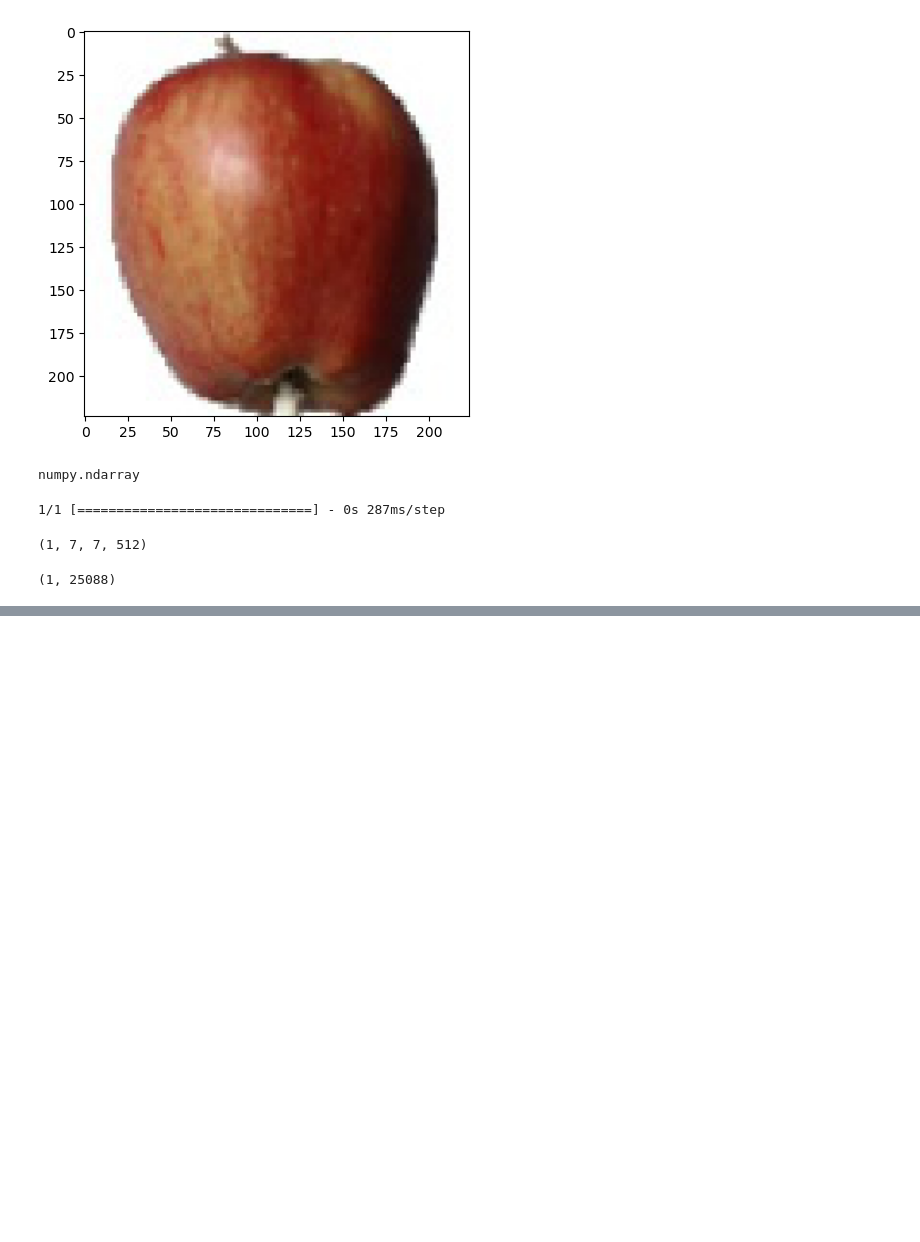
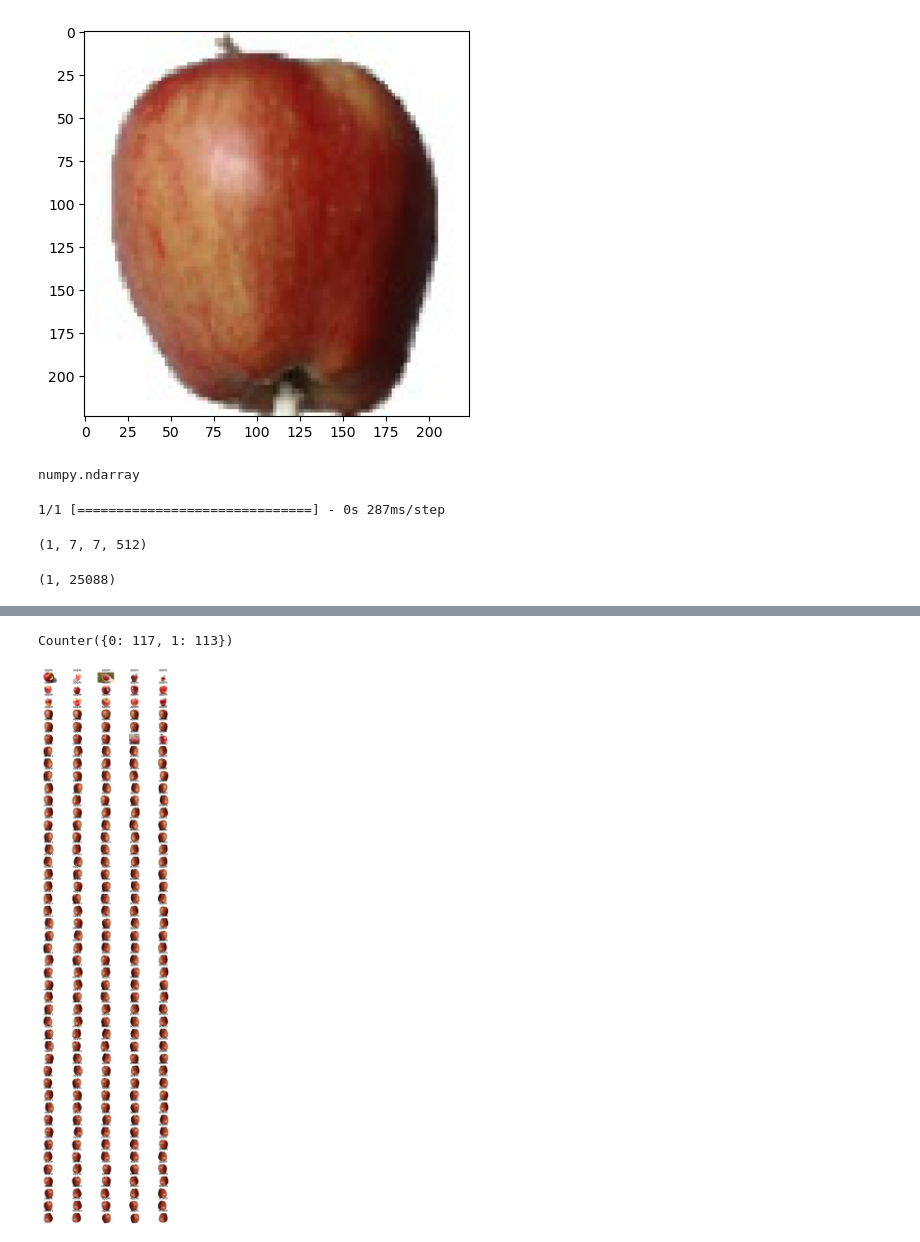
Before and after one commit to ChaoEcho/ml_learn, a Jupyter notebook: my_learn/learn-8-13.ipynb, the cells around one changed output, grey strips where cells are left out. Cells and saved outputs as stored; diff of their text form; code cells hidden in the pictures; blank space fills up the shorter version.

Commit message:
8.13 苹果识别-KMeans

```diff
--- a/my_learn/learn-8-13.ipynb
+++ b/my_learn/learn-8-13.ipynb
@@ -267,0 +336,6 @@ features.shape
+# %%
+X = features_train
+# %%
+from sklearn.cluster import KMeans
+cnn_kmeans = KMeans(n_clusters=2,max_iter=2000)
+cnn_kmeans.fit(X)
@@ -267,0 +344,3 @@ features.shape
+# %%
+y_predict_kmeans = cnn_kmeans.predict(X)
+y_predict_kmeans
@@ -267,0 +359,17 @@ features.shape
+# %%
+from collections import Counter
+Counter(y_predict_kmeans)
+# %% [output]
+Counter({0: 117, 1: 113})
+# %%
+normal_apple_id = 0
+# %%
+fig2 = plt.figure(figsize=(10,40))
+for i in range(45):
+    for j in range(5):
+        img = load_img(img_path[i*5+j])
+        plt.subplot(45,5,i*5+j+1)
+        plt.title('apple' if y_predict_kmeans[i*5+j]==normal_apple_id else 'others')
+        plt.imshow(img),plt.axis('off')
+# %% [output]
+[figure, added]
```
Also changed, not shown: parts of 10 cells of this notebook.
